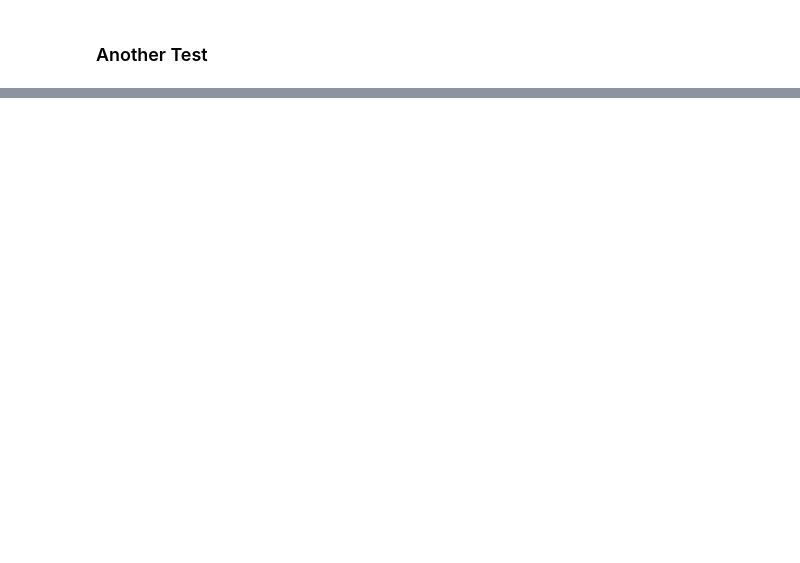
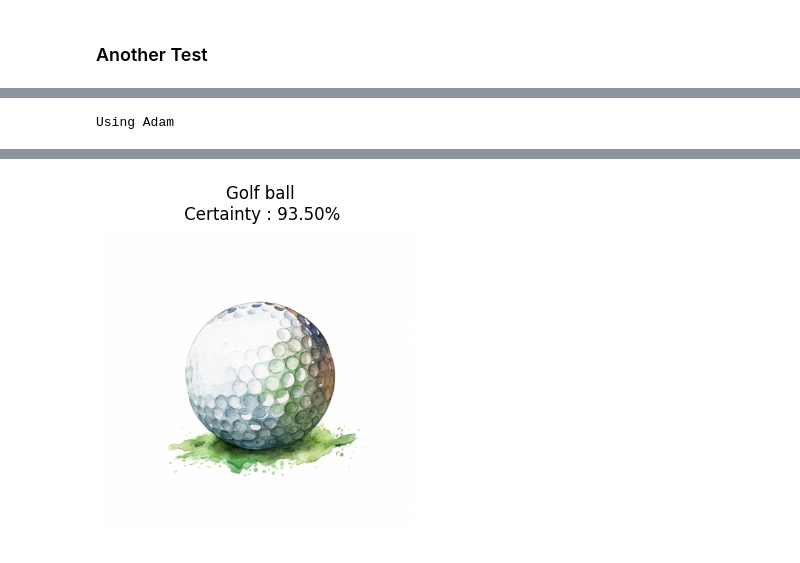
Before and after one commit to BLGR-Saumoine/Projet-DL, a Jupyter notebook: Project_DL.ipynb, the cells around one changed output, grey strips where cells are left out. Saved outputs shown, nothing was run; the diff lists cells and outputs as text; code cells hidden in the pictures; blank space fills up the shorter version.

```diff
--- a/Project_DL.ipynb
+++ b/Project_DL.ipynb
@@ -394,0 +483,8 @@ Epoch n°100, loss = 0.2623068229996995, accuracy = 0.8262419700622559
+# %%
+monResnet = ResNet(18, 3, useBn=True)
+
+trainingModel(monResnet, dls, 100, 0.001, optimiser="adam", save_csv="Adam_Resnet18_lr0.001.csv")
+
+TestImage(monResnet)
+# %% [output]
+Using Adam
@@ -394,0 +508 @@ Epoch n°100, loss = 0.2623068229996995, accuracy = 0.8262419700622559
+[figure, added]
```
Also changed, not shown: parts of 25 cells of this notebook, 10 other files.
